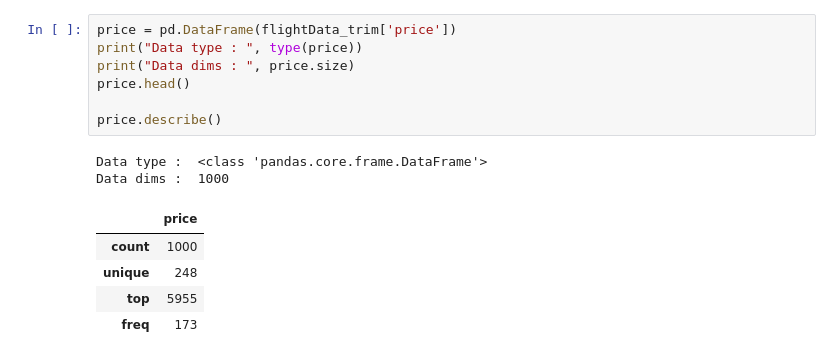
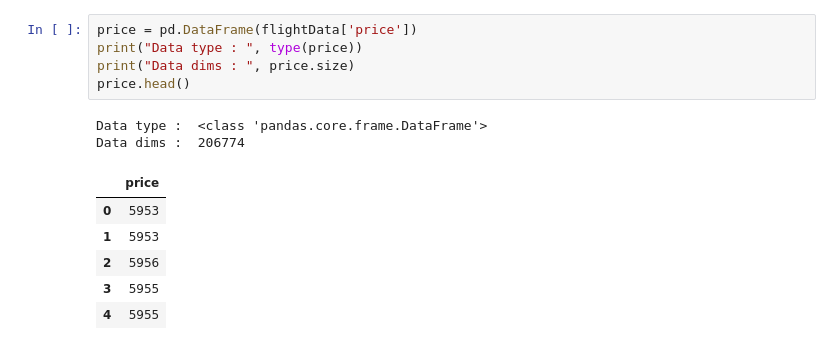
Before and after one commit to chongwei49/IE0005-DSAI-Group-Barley, a Jupyter notebook: src/Flight_Prediction_SRC.ipynb, the cells around one changed output. Drawn from its saved outputs; the diff is of its cells as text.

```diff
--- a/src/Flight_Prediction_SRC.ipynb
+++ b/src/Flight_Prediction_SRC.ipynb
@@ -66,15 +48,14 @@ flightData_trim #Display trimmed data
 # %%
-price = pd.DataFrame(flightData_trim['price'])
+price = pd.DataFrame(flightData['price'])
 print("Data type : ", type(price))
 print("Data dims : ", price.size)
 price.head()
-
-price.describe()
 # %% [output]
 Data type :  <class 'pandas.core.frame.DataFrame'>
-Data dims :  1000
+Data dims :  206774
 |  | price |
-| count | 1000 |
-| unique | 248 |
-| top | 5955 |
-| freq | 173 |
+| 0 | 5953 |
+| 1 | 5953 |
+| 2 | 5956 |
+| 3 | 5955 |
+| 4 | 5955 |
```
Also changed, not shown: parts of 17 cells of this notebook.
